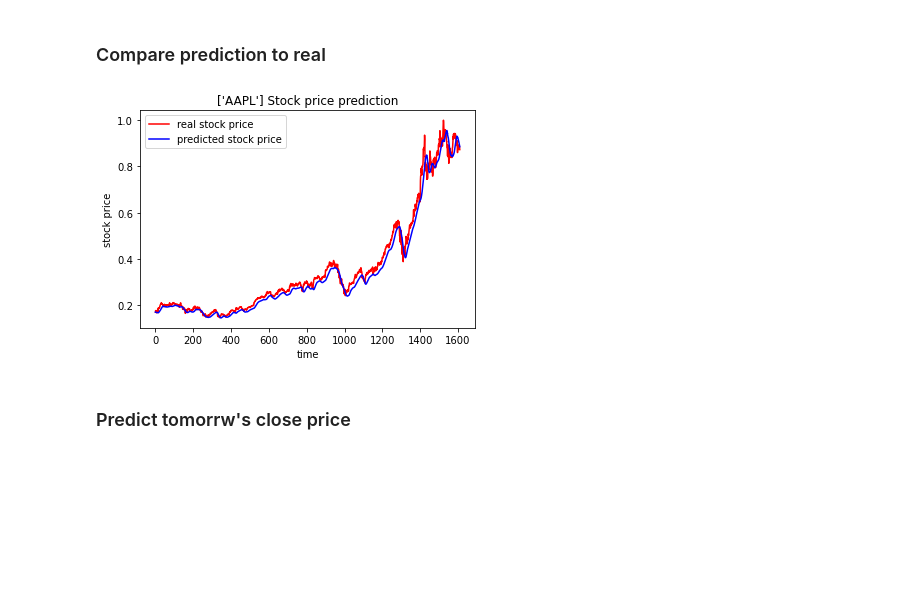
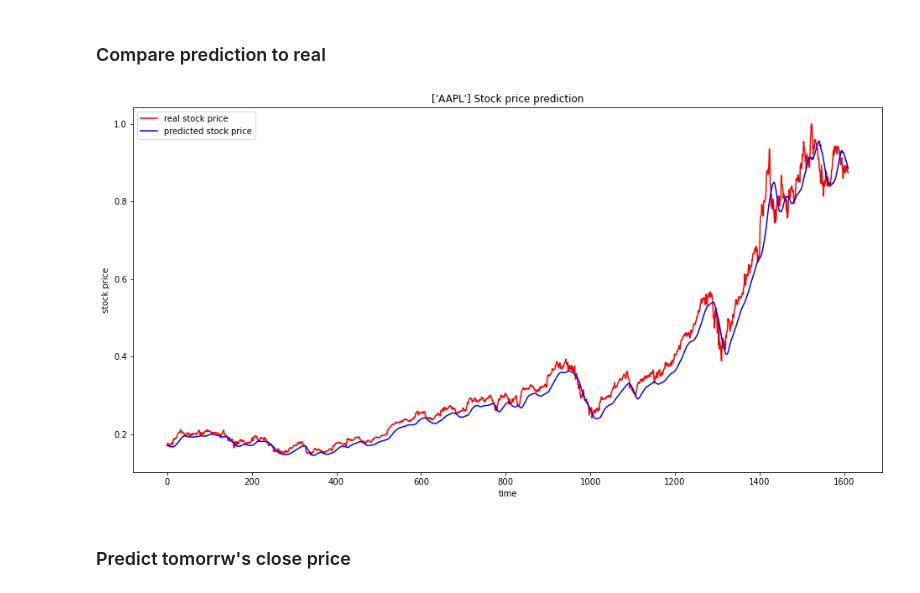
Before and after one commit to Rsych/Finance-Portfolio-Maker, a Jupyter notebook: Stock price predictor with RNN.ipynb, the cells around one changed output. Saved outputs shown, nothing was run; the diff lists cells and outputs as text; code cells hidden in the pictures; blank space fills up the shorter version.

```diff
--- a/Stock price predictor with RNN.ipynb
+++ b/Stock price predictor with RNN.ipynb
@@ -185,16 +185,16 @@ Epoch 20/20
 # %% [markdown]
 ### Compare prediction to real
 # %%
-plt.figure()
+plt.figure(figsize=(16,8))
 plt.plot(test_y, c='r', label='real stock price')
 plt.plot(pred_y, c='blue', label='predicted stock price')
 plt.title(f'{tickers} Stock price prediction')
 plt.xlabel('time')
 plt.ylabel('stock price')
 plt.legend()
 plt.show()
 # %% [output]
-[figure, old version]
+[figure, new version]
 # %% [markdown]
 ### Predict tomorrw's close price
 # %%
```
